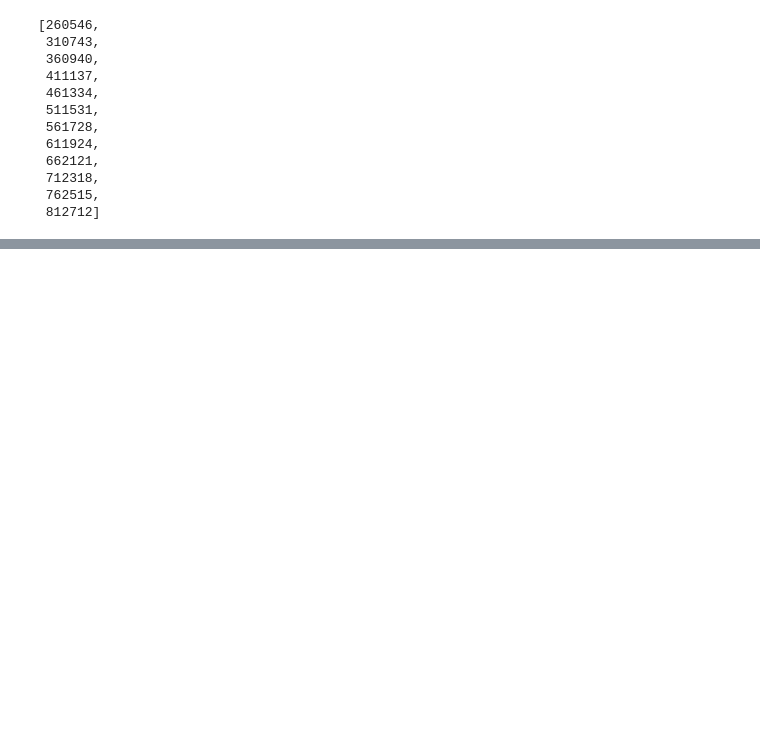
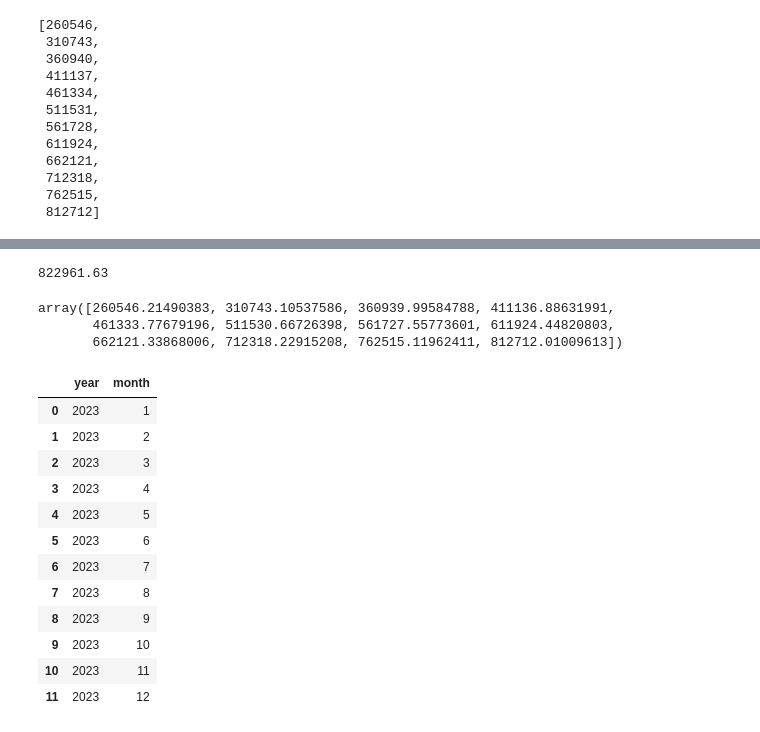
Before and after one commit to Carlosclementegarcia/w8-final_project, a Jupyter notebook: main.ipynb, the cells around one changed output, grey strips where cells are left out. Drawn from its saved outputs; the diff is of its cells as text; code cells hidden in the pictures; blank space fills up the shorter version.

```diff
--- a/main.ipynb
+++ b/main.ipynb
@@ -892,0 +869,26 @@ predictions_rounded
+# %%
+(826637.64 + 819285.62) / 2
+# %% [output]
+822961.63
+# %%
+predictions
+# %% [output]
+array([260546.21490383, 310743.10537586, 360939.99584788, 411136.88631991,
+       461333.77679196, 511530.66726398, 561727.55773601, 611924.44820803,
+       662121.33868006, 712318.22915208, 762515.11962411, 812712.01009613])
+# %%
+X_test
+# %% [output]
+|  | year | month |
+| 0 | 2023 | 1 |
+| 1 | 2023 | 2 |
+| 2 | 2023 | 3 |
+| 3 | 2023 | 4 |
+| 4 | 2023 | 5 |
+| 5 | 2023 | 6 |
+| 6 | 2023 | 7 |
+| 7 | 2023 | 8 |
+| 8 | 2023 | 9 |
+| 9 | 2023 | 10 |
+| 10 | 2023 | 11 |
+| 11 | 2023 | 12 |
```
Also changed, not shown: parts of 5 cells of this notebook, 11 other files.
